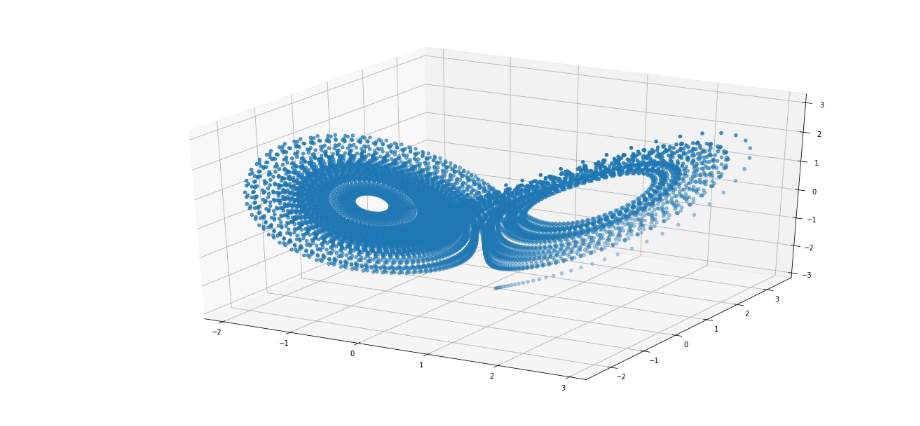
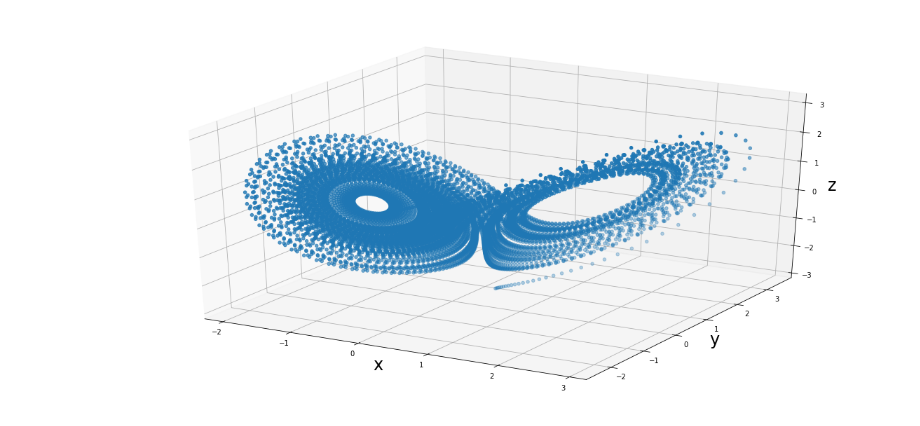
Before and after one commit to joshdey/Thesis, a Jupyter notebook: Code/LorenzAttractor.ipynb, the cells around one changed output. Drawn from its saved outputs; the diff is of its cells as text; code cells hidden in the pictures.

```diff
--- a/Code/LorenzAttractor.ipynb
+++ b/Code/LorenzAttractor.ipynb
@@ -8,7 +8,10 @@ x, y, z = esnteach.Lorenz(10000, 0.01)
 # %%
 fig = plt.figure(figsize=(20,10))
 ax = fig.add_subplot(projection='3d')
 ax.scatter(x, y, z, marker='o')
+ax.set_xlabel('x',fontsize=24)
+ax.set_ylabel('y',fontsize=24)
+ax.set_zlabel('z',fontsize=24)
 plt.show()
 # %% [output]
-[figure, old version]
+[figure, new version]
```
